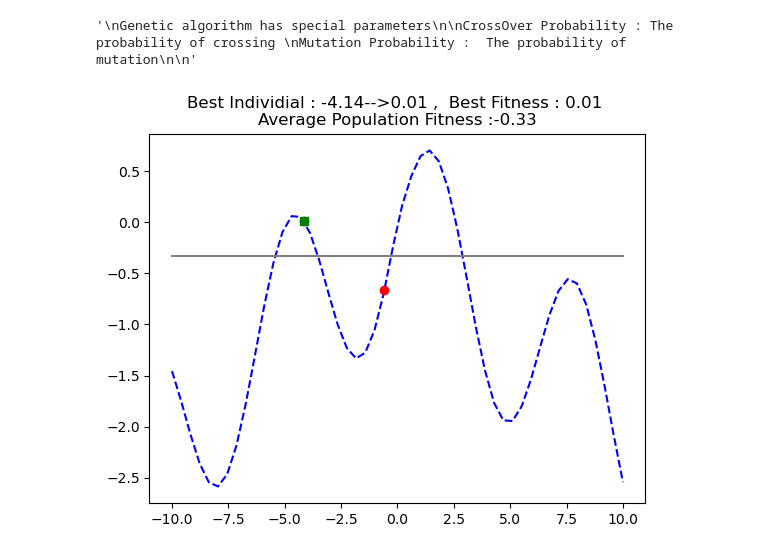
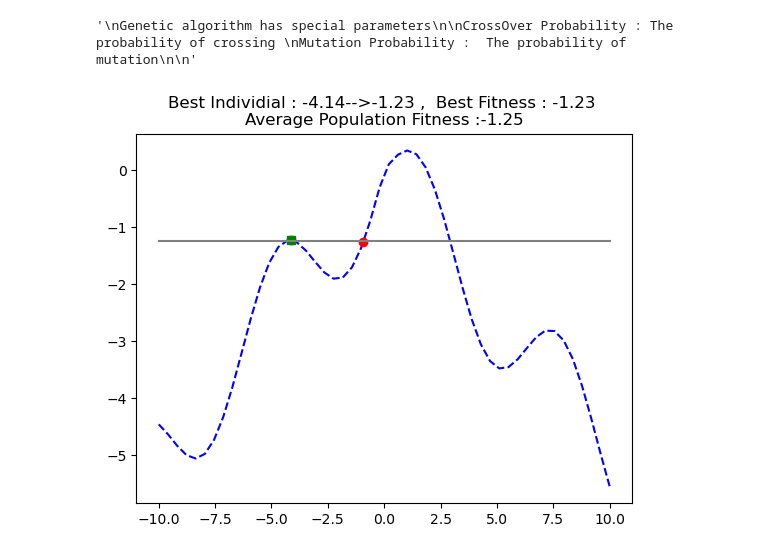
Before and after one commit to chokrihamza/Genetic-Algorithm, a Jupyter notebook: gentic_algo_practice.ipynb, the cells around one changed output. Drawn from its saved outputs; the diff is of its cells as text; code cells hidden in the pictures.

```diff
--- a/gentic_algo_practice.ipynb
+++ b/gentic_algo_practice.ipynb
@@ -11,7 +11,7 @@ MAX_BORDER  = 10
 
 """Define the fiteness function """
 def fitness(x):
-    return np.sin( x )  - .2 * abs( x )
+    return np.sin( x )  - .5 * abs( x )
 # %% [markdown]
 <img src="plotfunctionsin.png"
      alt="sin - abd plot"
@@ -298,7 +298,7 @@ def mutateGaussian( gene  , mean  , std ) :
 Individual mutation
 """
 
-def mutated( individual ) :
+def mutate( individual ) :
     return createIndividual( mutateGaussian( individual.getGene() , 0 , 1 )  )
 # %%
 # Let's test mutation  for a random individual
@@ -357,9 +357,9 @@ Mutation Probability :  The probability of mutation
 '\nGenetic algorithm has special parameters\n\nCrossOver Probability : The probability of crossing \nMutation Probability :  The probability of mutation\n\n'
 # %%
 # Parameters
-POPULATIONSIZE = 50
-CROSSOVERPROBABILITY= .8
-MUTATIONPROBABILITY  = .1
+POPULATIONSIZE = 10
+CROSSOVERPROBABILITY= .9
+MUTATIONPROBABILITY  = .9
 MAXGENERATIONS  = 10
 
 random.seed(10)
@@ -373,33 +373,33 @@ for generationNumber in range(POPULATIONSIZE):
 
 
 # CrossOver
 crossedOffSpring = []
-for individual1 , individual2 in zip(selected[::49] , selected[50::100]):
+for individual1 , individual2 in zip(selected[::2] , selected[1::2]):
     if random.random() <= CROSSOVERPROBABILITY :
         # applying crossObver for both individuals
         children = crossOver(individual1 , individual2)
         crossedOffSpring.append(children[0])
         crossedOffSpring.append(children[1])
     else:
         # passing individuals without crossOver
         crossedOffSpring.append(individual1)
         crossedOffSpring.append(individual2)
 
 
 # Mutation
 mutated = []
 for individual in offSpring :
     if random.random() <= MUTATIONPROBABILITY:
         # applying mutation
-        mutated.append(mutated(individual))
+        mutated.append(mutate(individual))
     else:
         # passing without mutation
         mutated.append(individual)
 # Next generation
 
 population = mutated
 
 # visulatation
 plotPopulation(population)
 # %% [output]
-[figure, old version]
+[figure, new version]
```
Also changed, not shown: parts of 5 cells of this notebook.
